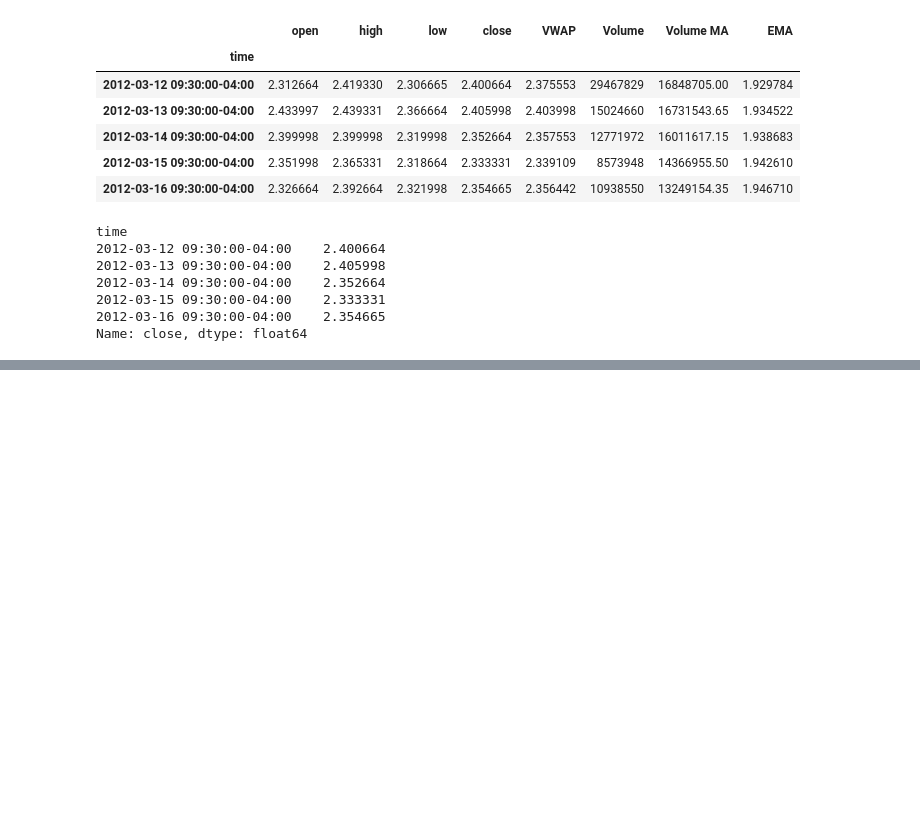
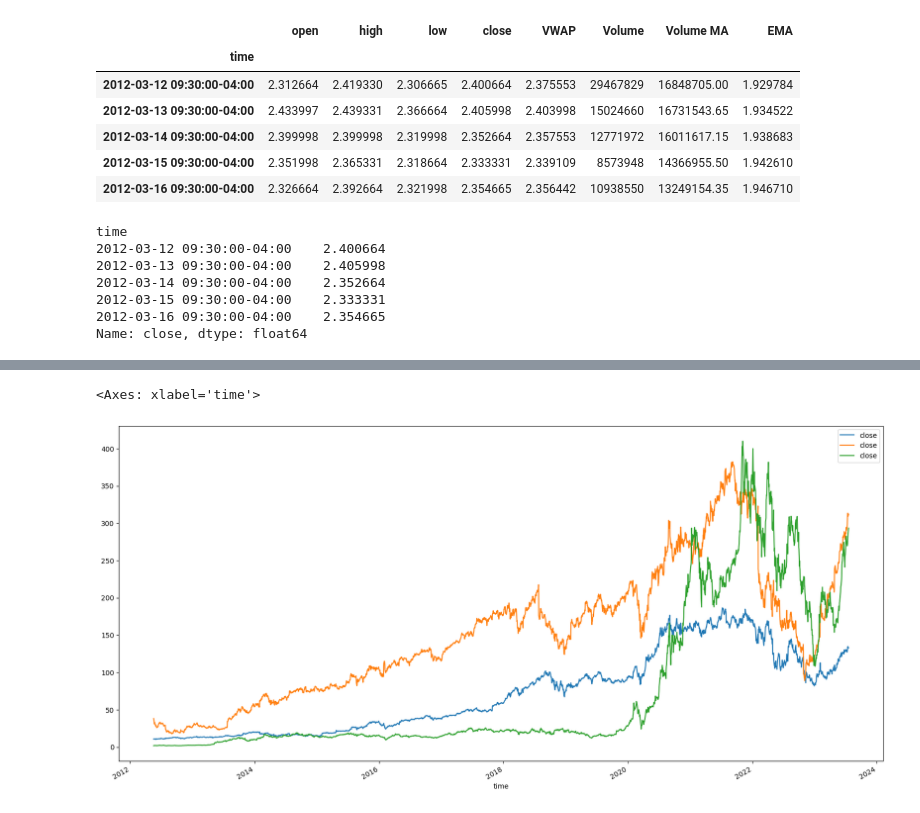
Before and after one commit to mattgifs/Project2, a Jupyter notebook: 01_data_cleaning.ipynb, the cells around one changed output, grey strips where cells are left out. Saved outputs shown, nothing was run; the diff lists cells and outputs as text; code cells hidden in the pictures; blank space fills up the shorter version.

Commit message:
adding better visuals

```diff
--- a/01_data_cleaning.ipynb
+++ b/01_data_cleaning.ipynb
@@ -256,0 +248,7 @@ meta_close.hvplot.line(x= "time", y= "close",
+# %%
+closing_prices = pd.concat([amzn_close, meta_close, tsla_close], axis= 1, join = "inner")
+# %%
+closing_prices.plot(figsize = (20,10))
+# %% [output]
+<Axes: xlabel='time'>
+[figure, added]
```
Also changed, not shown: parts of 5 cells of this notebook.
